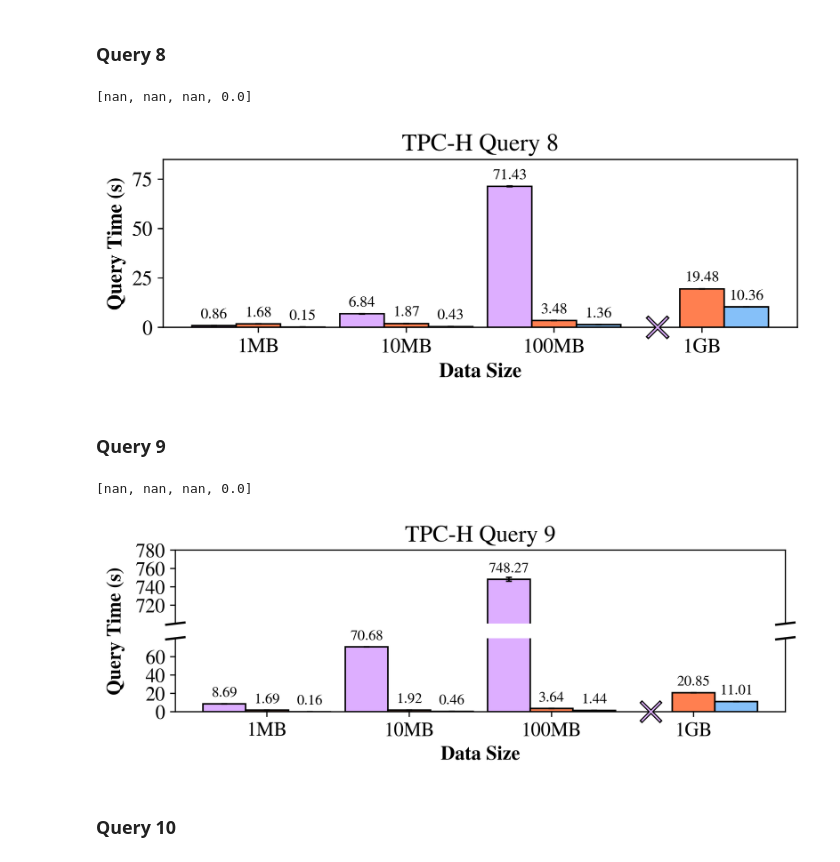
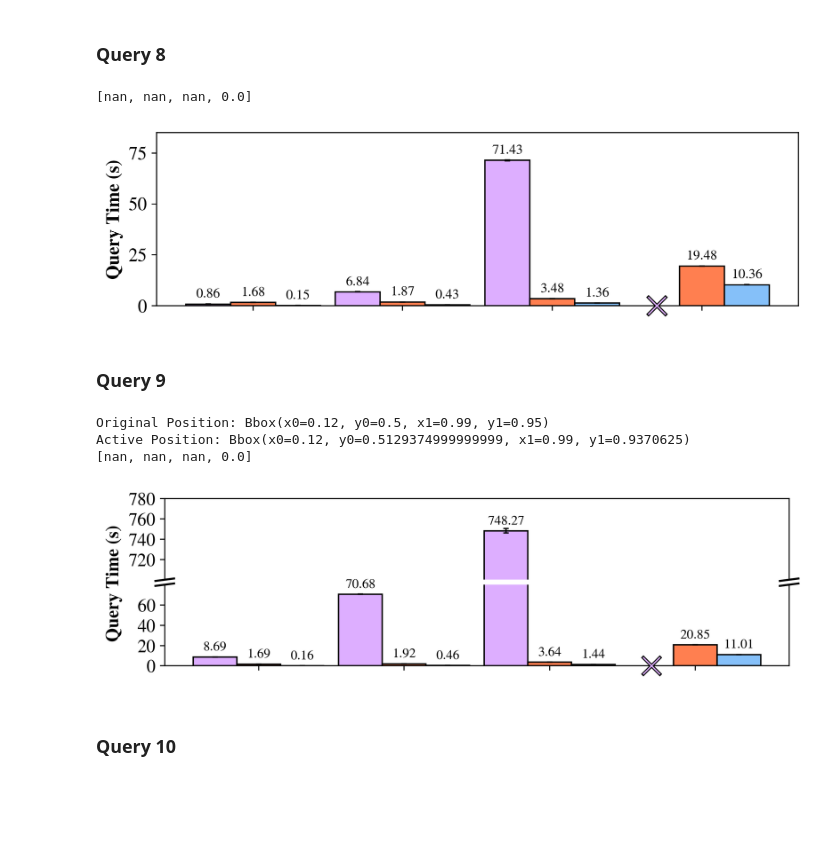
Before and after one commit to Dumplingz/data-pooling-experiments, a Jupyter notebook: data_analysis/join_filter_data_parsing.ipynb, the cells around one changed output. Drawn from its saved outputs; the diff is of its cells as text; code cells hidden in the pictures; blank space fills up the shorter version.

```diff
--- a/data_analysis/join_filter_data_parsing.ipynb
+++ b/data_analysis/join_filter_data_parsing.ipynb
@@ -11,6 +11,9 @@ mpl.rcParams['mathtext.fontset'] = 'stix'
 mpl.rcParams['font.family'] = 'STIXGeneral'
 # print(mpl.rcParams['font.size'])
 mpl.rcParams['font.size'] = 13.5
+# %%
+def create_bbox_spec_from_corners(x1,x2,y1,y2):
+    return [x1,y1,x2-x1,y2-y1]
 # %% [markdown]
 # Secyan
 # %%
@@ -317,21 +324,25 @@ width = 0.3
 min_y = 0.00
 max_y = 85
 
-plt.figure(figsize=(7.5, 2), dpi=320)
+fig = plt.figure(figsize=(7.5, 2), dpi=320)
 # plt.yscale('log')
+ax = fig.add_subplot(111)
+ax.set_box_aspect(0.27)  # Consistent aspect ratio
+ax.set_position(create_bbox_spec_from_corners(0.12,0.99,0,1))  # Consistent position
+
 
 # secyan
-secyan_bar = plt.bar(x=X_axis-width,width=width,height=secyan_medians,label="Secyan",
+secyan_bar = ax.bar(x=X_axis-width,width=width,height=secyan_medians,label="Secyan",
         color='#ddaeff'
         )
-plt.bar(x=X_axis-width,width=width,height=secyan_medians,yerr=secyan_stdevs,
+ax.bar(x=X_axis-width,width=width,height=secyan_medians,yerr=secyan_stdevs,
         edgecolor='black',
         error_kw={"elinewidth":1,"capsize":2,"capthick":1},
         color='none'
         )
 left_x = [float("nan") if not np.isnan(row) else min_y for row in secyan_medians]
 print(left_x)
-plt.scatter(X_axis-width, left_x, [200]*4,
+ax.scatter(X_axis-width, left_x, [200]*4,
         #    edgecolors='black',
         #    facecolors = 'black',
            marker='x',
@@ -341,7 +352,7 @@ plt.scatter(X_axis-width, left_x, [200]*4,
            linewidths=2.5,
             )
 
-plt.scatter(X_axis-width,left_x, [165]*4,
+ax.scatter(X_axis-width,left_x, [165]*4,
         #     edgecolors='black',
         #     facecolors = 'black',
             marker='x',
@@ -352,59 +363,60 @@ plt.scatter(X_axis-width,left_x, [165]*4,
             )
 # print(conclave_medians[:2])
 secyan_label = map(lambda n: '{0:.2f}'.format(n),secyan_medians)
-plt.bar_label(secyan_bar, secyan_label, fontsize=bar_label_font_size,
+ax.bar_label(secyan_bar, secyan_label, fontsize=bar_label_font_size,
         #       rotation=90,
               padding=padding
               )
 
 
 # ds
-ds_bar = plt.bar(x=X_axis,width=width,height=ds_medians,label="DS",
+ds_bar = ax.bar(x=X_axis,width=width,height=ds_medians,label="DS",
         color='coral'
         )
-plt.bar(x=X_axis,width=width,height=ds_medians,yerr=ds_stdevs,
+ax.bar(x=X_axis,width=width,height=ds_medians,yerr=ds_stdevs,
         edgecolor='black',
         error_kw={"elinewidth":1,"capsize":2,"capthick":1},
         color='none'
         )
 ds_label = map(lambda n: '{0:.2f}'.format(n),ds_medians)
-plt.bar_label(ds_bar, ds_label, fontsize=bar_label_font_size,
+ax.bar_label(ds_bar, ds_label, fontsize=bar_label_font_size,
         #       rotation=90,
                 padding=padding
               )
 
 # duckdb
-duckdb_bar = plt.bar(x=X_axis+width,width=width,height=duckdb_medians,label="DuckDB",
+duckdb_bar = ax.bar(x=X_axis+width,width=width,height=duckdb_medians,label="DuckDB",
         color='#85C0F9'
         )
-plt.bar(x=X_axis+width,width=width,height=duckdb_medians,yerr=duckdb_stdevs,
+ax.bar(x=X_axis+width,width=width,height=duckdb_medians,yerr=duckdb_stdevs,
         edgecolor='black',
         error_kw={"elinewidth":1,"capsize":2,"capthick":1},
         color='none'
         )
 duckdb_label = map(lambda n: '{0:.2f}'.format(n),duckdb_medians)
-plt.bar_label(duckdb_bar, duckdb_label, fontsize=bar_label_font_size,
+ax.bar_label(duckdb_bar, duckdb_label, fontsize=bar_label_font_size,
         #       rotation=90,
               padding=padding
               )
 
-axes = plt.gca()
-axes.set_ylim([min_y,max_y])
+# axes = plt.gca()
+ax.set_ylim([min_y,max_y])
 
 
-plt.xlabel("Data Size", fontweight="bold")
-plt.ylabel("Query Time (s)", fontweight="bold")
+# ax.xlabel("Data Size", fontweight="bold")
+ax.set_ylabel("Query Time (s)", fontweight="bold")
 # plt.legend(ncol=1, loc='upper left')
-plt.title("TPC-H Query 8")
+# ax.title("TPC-H Query 8")
 
-plt.xticks(X_axis, ['1MB', '10MB', '100MB', '1GB'])
+ax.set_xticks(X_axis, ['1MB', '10MB', '100MB', '1GB'])
+ax.set_xticklabels([])
 
-plt.savefig("tpch_q8.pdf", bbox_inches='tight')
+plt.savefig("tpch_q8.pdf")
 
 plt.show()
 # %% [output]
 [nan, nan, nan, 0.0]
-[figure, old version]
+[figure, new version]
 # %% [markdown]
 ### Query 9
 # %%
@@ -432,6 +444,9 @@ left_x = [float("nan") if not np.isnan(row) else min_y for row in secyan_medians
 
 f = plt.figure(figsize=(7.5, 2), dpi=320)
 
+# ax = f.add_subplot(111)
+
+
 ax = f.add_subplot(111)    # The big subplot
 ax1 = f.add_subplot(211)    # The big subplot
 ax2 = f.add_subplot(212)    # The big subplot
@@ -455,6 +470,15 @@ ax.spines['right'].set_visible(False)
 ax.tick_params(labelcolor='w', top=False, bottom=False, left=False, right=False)
 
 ax1.tick_params(top=False, bottom=False, right=False)
+
+ax1.set_box_aspect(0.13)  # Consistent aspect ratio
+ax1.set_position(create_bbox_spec_from_corners(0.12,0.99,0.5,0.95))  # Consistent position
+
+ax2.set_box_aspect(0.13)  # Consistent aspect ratio
+ax2.set_position(create_bbox_spec_from_corners(0.12,0.99,0.05,0.5))  # Consistent position
+
+print("Original Position:", ax1.get_position(original=True))
+print("Active Position:", ax1.get_position(original=False))
 
 # plt.figure(figsize=(7.5, 4), dpi=320)
 for a in [ax1, ax2]:
@@ -542,23 +566,26 @@ ax2.plot((-d, +d), (1 - d, 1 + d), **kwargs)  # bottom-left diagonal
 ax2.plot((1 - d, 1 + d), (1 - d, 1 + d), **kwargs)  # bottom-right diagonal
 
 
-ax.set_xlabel("Data Size", fontweight="bold")
+# ax.set_xlabel("Data Size", fontweight="bold")
 ax.set_ylabel("Query Time (s)", fontweight="bold")
 
 # plt.xlabel("Data Size", fontweight="bold")
 # plt.ylabel("Query Time (s)", fontweight="bold")
-ax.set_title("TPC-H Query 9")
+# ax.set_title("TPC-H Query 9")
 # f.legend(bbox_to_anchor=(0.9, 0.88))
 
 ax1.set_xticks([])
 ax2.set_xticks(X_axis, ['1MB', '10MB', '100MB', '1GB'])
+ax2.set_xticklabels([])
 
-plt.savefig("tpch_q9.pdf", bbox_inches='tight')
+plt.savefig("tpch_q9.pdf")
 
 plt.show()
 # %% [output]
+Original Position: Bbox(x0=0.12, y0=0.5, x1=0.99, y1=0.95)
+Active Position: Bbox(x0=0.12, y0=0.5129374999999999, x1=0.99, y1=0.9370625)
 [nan, nan, nan, 0.0]
-[figure, old version]
+[figure, new version]
 # %% [markdown]
 ### Query 10
 # %%
```
Also changed, not shown: parts of 1 cell of this notebook, 5 other files.
